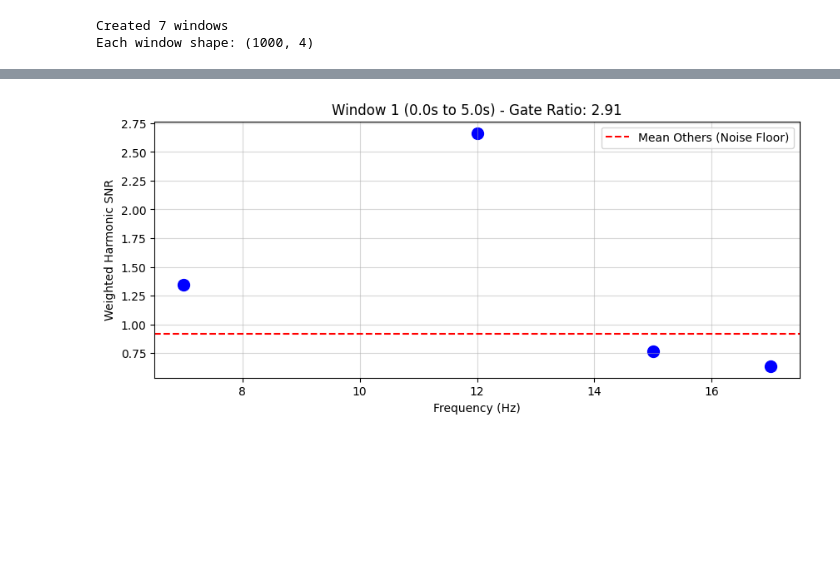
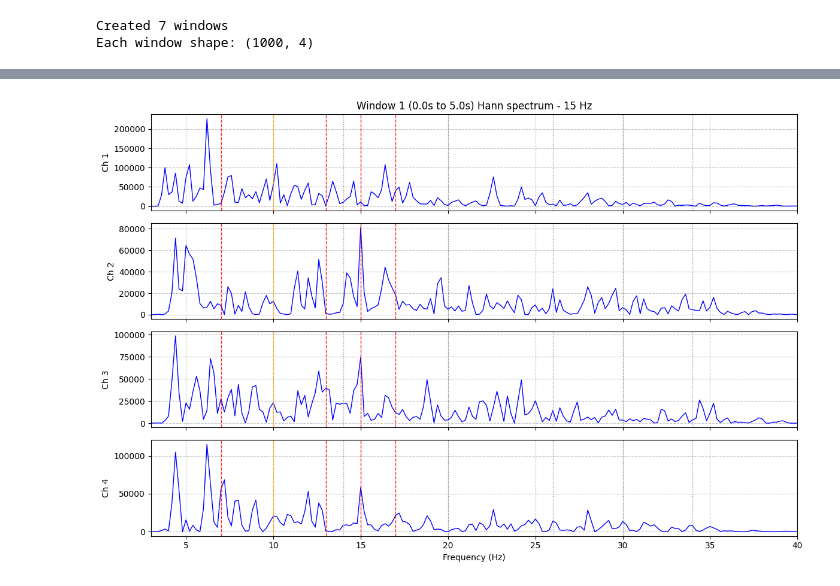
Before and after one commit to aylong-git/Ganglion, a Jupyter notebook: recordings/analyze.ipynb, the cells around one changed output, grey strips where cells are left out. Drawn from its saved outputs; the diff is of its cells as text; code cells hidden in the pictures; blank space fills up the shorter version.

Commit message:
More data, added checkerboard pattern

```diff
--- a/recordings/analyze.ipynb
+++ b/recordings/analyze.ipynb
@@ -27,6 +52,6 @@ def notch_filter(data, freq, fs):
     return filtfilt(b, a, data, axis=0)
 
 eeg_filtered = bandpass_filter(eeg_data, bp_low, bp_high, sr)
-eeg_filtered = notch_filter(eeg_data, 50, sr)
+eeg_filtered = notch_filter(eeg_filtered, 50, sr)
 print(eeg_filtered.shape)
 # %% [output]
@@ -48,28 +167,26 @@ freqs = fftfreq(n_samples, 1/sr)
 # We only need the positive half of the spectrum for plotting
 pos_freqs = freqs[:n_samples//2]
 
-# 3. Set up the plotting grid (4 rows, 1 column)
 fig, axes = plt.subplots(n_channels, 1, figsize=(12, 12), sharex=True)
 
-# 4. Loop through each channel, compute FFT, and plot
+# 4. Rectangular-window FFT of the whole record.
 for ch in range(n_channels):
-    # Extract the 1D array and remove any residual DC offset (mean centering)
     channel_data = eeg_filtered[:, ch]
     channel_data = channel_data - np.mean(channel_data)
 
-    # Compute the 1D Discrete Fourier Transform
     fft_values = fft(channel_data)
-
-    # Get the magnitude of the positive frequencies
-    power_spectrum = np.abs(fft_values[:n_samples//2])
+    power_spectrum = np.abs(fft_values[:n_samples//2]) ** 2
 
     # Plot from index 1 onward to explicitly drop the 0 Hz spike
     axes[ch].plot(pos_freqs[1:], power_spectrum[1:], color='b', linewidth=1)
-    axes[ch].set_title(f'Channel {ch + 1} Power Spectrum')
-    axes[ch].set_ylabel('Magnitude')
+    axes[ch].set_title(f'Channel {ch + 1} FFT Power Spectrum')
+    axes[ch].set_ylabel('Power')
     axes[ch].grid(True, linestyle='--', alpha=0.7)
     axes[ch].set_xlim(3, 40)
-    axes[ch].set_ylim(0, 10000)
+    for f in target_freqs:
+        axes[ch].axvline(
+            f, color='orange' if f == dummy_freq else 'r',
+            linestyle='--', alpha=0.7, linewidth=1)
 
 # 5. Formatting
 axes[-1].set_xlabel('Frequency (Hz)')
@@ -203,37 +321,31 @@ n_channels = windows[0].shape[1]
 # Adjust the index positions to match your actual data array order
 channel_weights = np.array([0.15, 0.35, 0.35, 0.15])
 
-# Placeholder for your SNR function (ensure this matches your actual implementation)
-def SNR(power_spec, freqs, target, n=3):
-    idx = np.argmin(np.abs(freqs - target))
-    signal = power_spec[idx]
-    # Simple neighborhood mean for noise (excluding the target bin)
-    noise_bins = np.concatenate([power_spec[max(0, idx-n):idx], power_spec[idx+1:idx+1+n]])
-    noise = np.mean(noise_bins) if len(noise_bins) > 0 else 1e-6
-    return signal / noise
-
 gate_ratios = []
 
 # Process and plot each window separately
 for i, window in enumerate(windows):
     # window_powers will store a list of 4 channel scores for each frequency
     window_powers = {freq: [] for freq in target_freqs}
+    n_samples = window.shape[0]
+    taper = np.hanning(n_samples)
+    spectra = []
+    positive_freqs = None
 
     for ch in range(n_channels):
         channel_data = window[:, ch]
-        # Mean centering to remove DC offset
-        channel_data = channel_data - np.mean(channel_data)
+        channel_data = (channel_data - np.mean(channel_data)) * taper
 
         fft_values = fft(channel_data)
         fft_freqs = fftfreq(n_samples, 1/sr)
 
         power_spectrum = np.abs(fft_values[:n_samples//2]) ** 2
         positive_freqs = fft_freqs[:n_samples//2]
+        spectra.append(power_spectrum)
 
-        n = 3
         for target_freq in target_freqs:
-            snr_1 = SNR(power_spectrum, positive_freqs, target_freq * 1, n=n)
-            snr_2 = SNR(power_spectrum, positive_freqs, target_freq * 2, n=n)
+            snr_1 = SNR(power_spectrum, positive_freqs, target_freq, n=snr_n, guard=snr_guard)
+            snr_2 = SNR(power_spectrum, positive_freqs, target_freq * 2.0, n=snr_n, guard=snr_guard)
 
             # Harmonic Summation
             H_snr = snr_1 + 0.5 * snr_2
@@ -249,23 +361,47 @@ for i, window in enumerate(windows):
     # Extract the scores of the non-target frequencies to find the noise floor
     other_scores = [score for j, score in enumerate(weighted_avg_powers) if j != max_idx]
     mean_other_scores = np.mean(other_scores)
-
-    gate_ratio = max_score / mean_other_scores
+    gate_ratio = 0.0 if mean_other_scores <= 0.0 else max_score / mean_other_scores
     gate_ratios.append(gate_ratio)
 
-    # Print the Gate Ratio for observation
-    print(f"Window {i+1} | Max Freq: {target_freqs[max_idx]} Hz | Gate Ratio: {gate_ratio:.2f}")
-
-    # Optional: Plotting
+    winner = target_freqs[max_idx]
+    winner_label = "no input" if winner == dummy_freq else f"{winner:g} Hz"
     start_time = (i * step_size) / sr if 'step_size' in locals() else 0
     end_time = start_time + (n_samples / sr)
 
+    # Print the Gate Ratio for observation
+    print(f"Window {i+1} | Max Freq: {winner_label} | Gate Ratio: {gate_ratio:.2f}")
+
+    # Hann spectrum actually scored for this window. Red lines are boards, orange is the
+    # dummy, dotted lines are the second harmonics.
+    fig, axes = plt.subplots(n_channels, 1, figsize=(12, 8), sharex=True)
+    if n_channels == 1:
+        axes = [axes]
+    nonzero = positive_freqs > 0
+    for ch in range(n_channels):
+        axes[ch].plot(positive_freqs[nonzero], spectra[ch][nonzero], color='b', linewidth=1)
+        axes[ch].set_ylabel(f'Ch {ch + 1}')
+        axes[ch].set_xlim(3, 40)
+        axes[ch].grid(True, linestyle='--', alpha=0.7)
+        for f in target_freqs:
+            axes[ch].axvline(
+                f, color='orange' if f == dummy_freq else 'r',
+                linestyle='--', alpha=0.85, linewidth=1)
+            axes[ch].axvline(2.0 * f, color='0.45', linestyle=':', alpha=0.8, linewidth=1)
+    axes[0].set_title(
+        f'Window {i+1} ({start_time:.1f}s to {end_time:.1f}s) Hann spectrum - {winner_label}'
+    )
+    axes[-1].set_xlabel('Frequency (Hz)')
+    plt.tight_layout()
+    plt.show()
+
     plt.figure(figsize=(10, 4))
-    plt.scatter(target_freqs, weighted_avg_powers, marker='o', c='b', s=100)
-    plt.axhline(mean_other_scores, color='r', linestyle='--', label=f'Mean Others (Noise Floor)')
+    colors = ['tab:orange' if f == dummy_freq else 'b' for f in target_freqs]
+    plt.scatter(target_freqs, weighted_avg_powers, marker='o', c=colors, s=100)
+    plt.axhline(mean_other_scores, color='r', linestyle='--', label='Mean Others (Noise Floor)')
     plt.xlabel('Frequency (Hz)')
     plt.ylabel('Weighted Harmonic SNR')
-    plt.title(f'Window {i+1} ({start_time:.1f}s to {end_time:.1f}s) - Gate Ratio: {gate_ratio:.2f}')
+    plt.title(f'Window {i+1} ({start_time:.1f}s to {end_time:.1f}s) - {winner_label} - Gate Ratio: {gate_ratio:.2f}')
     plt.grid(True, alpha=0.5)
     plt.legend()
     plt.show()
@@ -277 +413 @@ Window 1 | Max Freq: 12.0 Hz | Gate Ratio: 2.91
-[figure, old version]
+[figure, new version]
```
Also changed, not shown: parts of 11 cells of this notebook, 16 other files.
